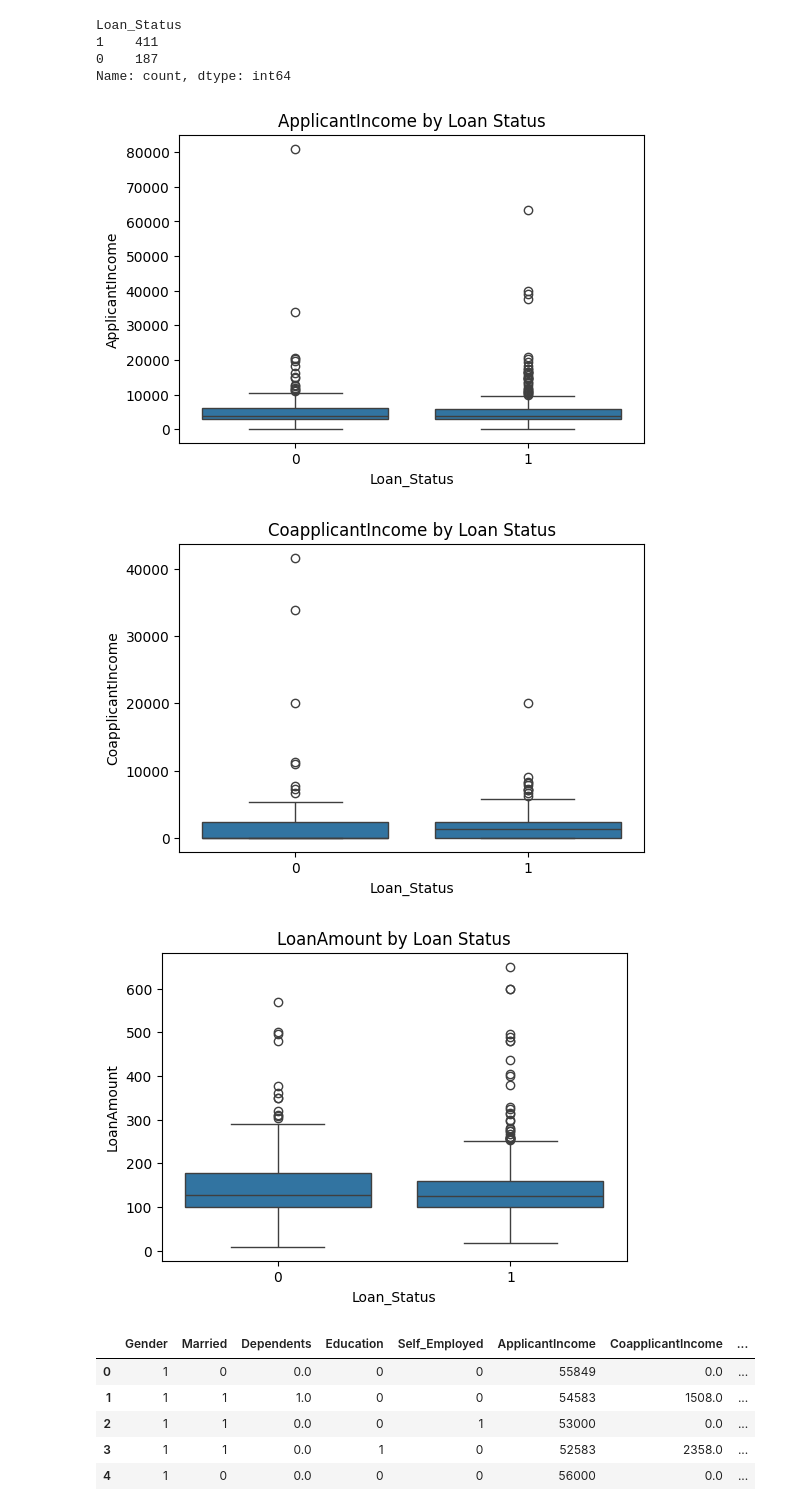
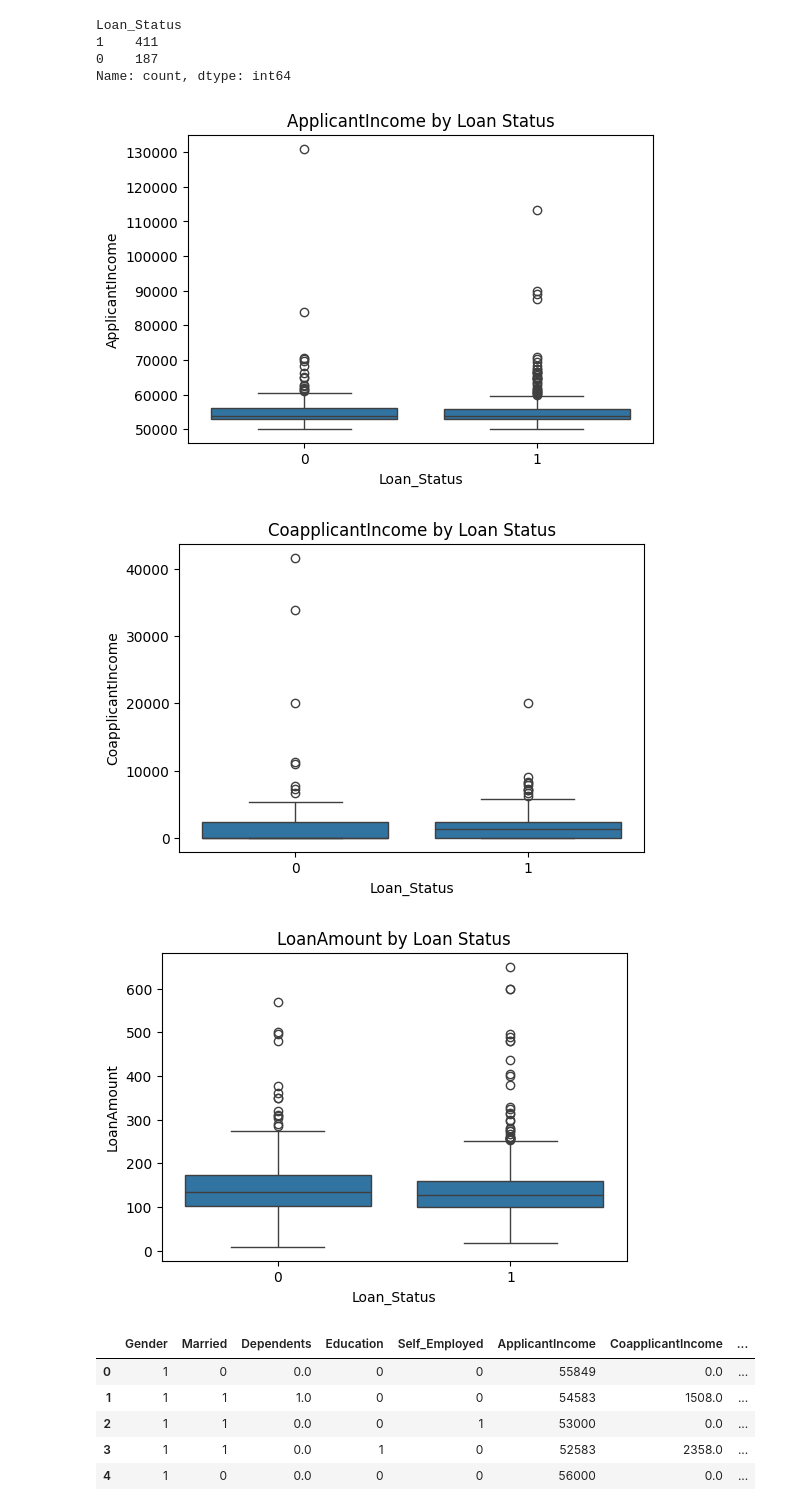
Before and after one commit to nag910b/mlproject, a Jupyter notebook: notebook/EDA.ipynb, the cells around one changed output. Cells and saved outputs as stored; diff of their text form; code cells hidden in the pictures.

Commit message:
data transformation done

```diff
--- a/notebook/EDA.ipynb
+++ b/notebook/EDA.ipynb
@@ -127,7 +127,7 @@ sns.catplot(x="Gender", y="Married",
 [figure]
 # %%
 for col in df.columns:
-  df[col] = df[col].fillna(df[col].mean())
+  df[col] = df[col].fillna(df[col].median())
 
 df.isna().sum()
 # %% [output]
@@ -170,13 +170,13 @@ Name: count, dtype: int64
 # %%
 for col in ['ApplicantIncome', 'CoapplicantIncome', 'LoanAmount']:
     plt.figure(figsize=(6, 4))
-    sns.boxplot(x='Loan_Status', y=col, data=data)
+    sns.boxplot(x='Loan_Status', y=col, data=df)
     plt.title(f'{col} by Loan Status')
     plt.show()
 # %% [output]
-[figure, old version]
+[figure, new version]
 [figure]
-[figure, old version]
+[figure, new version]
 # %%
 df.head()
 # %% [output]
```
Also changed, not shown: 8 other files.
